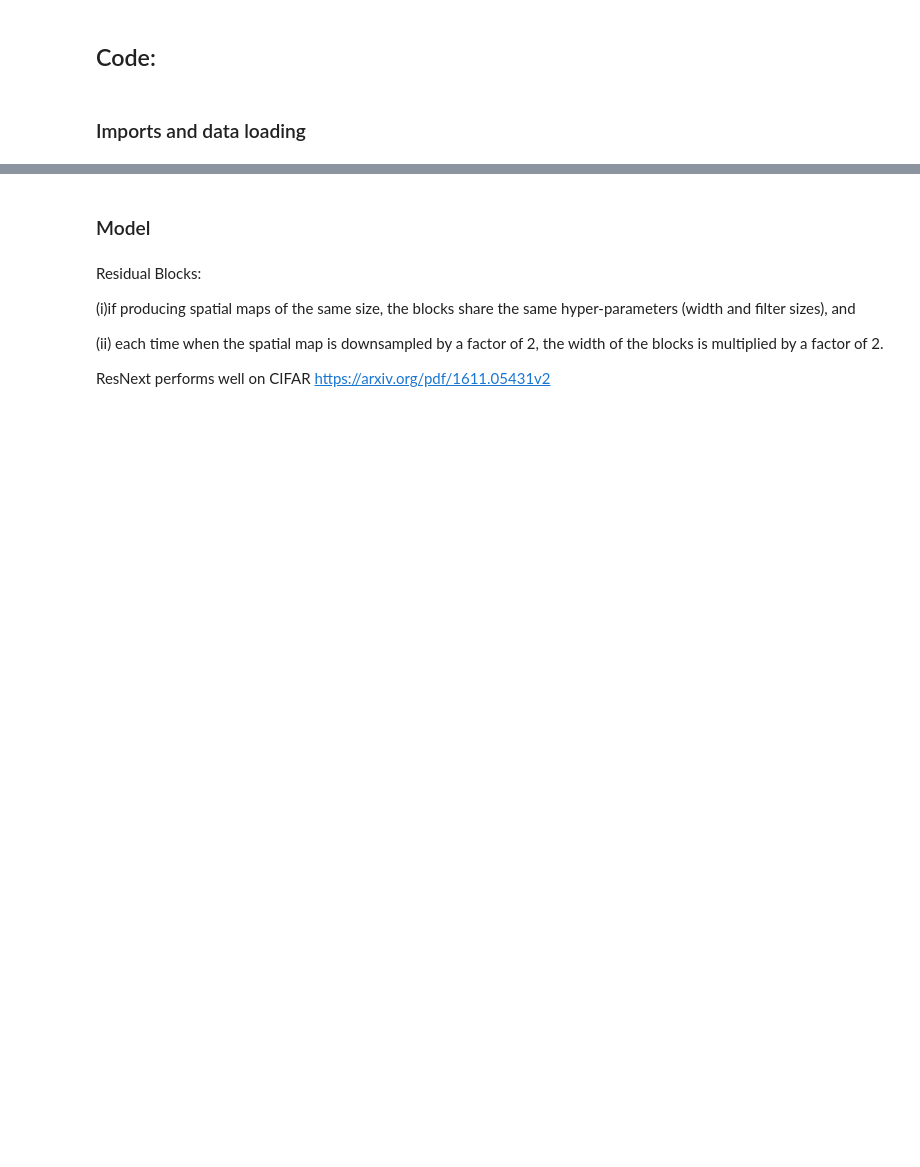
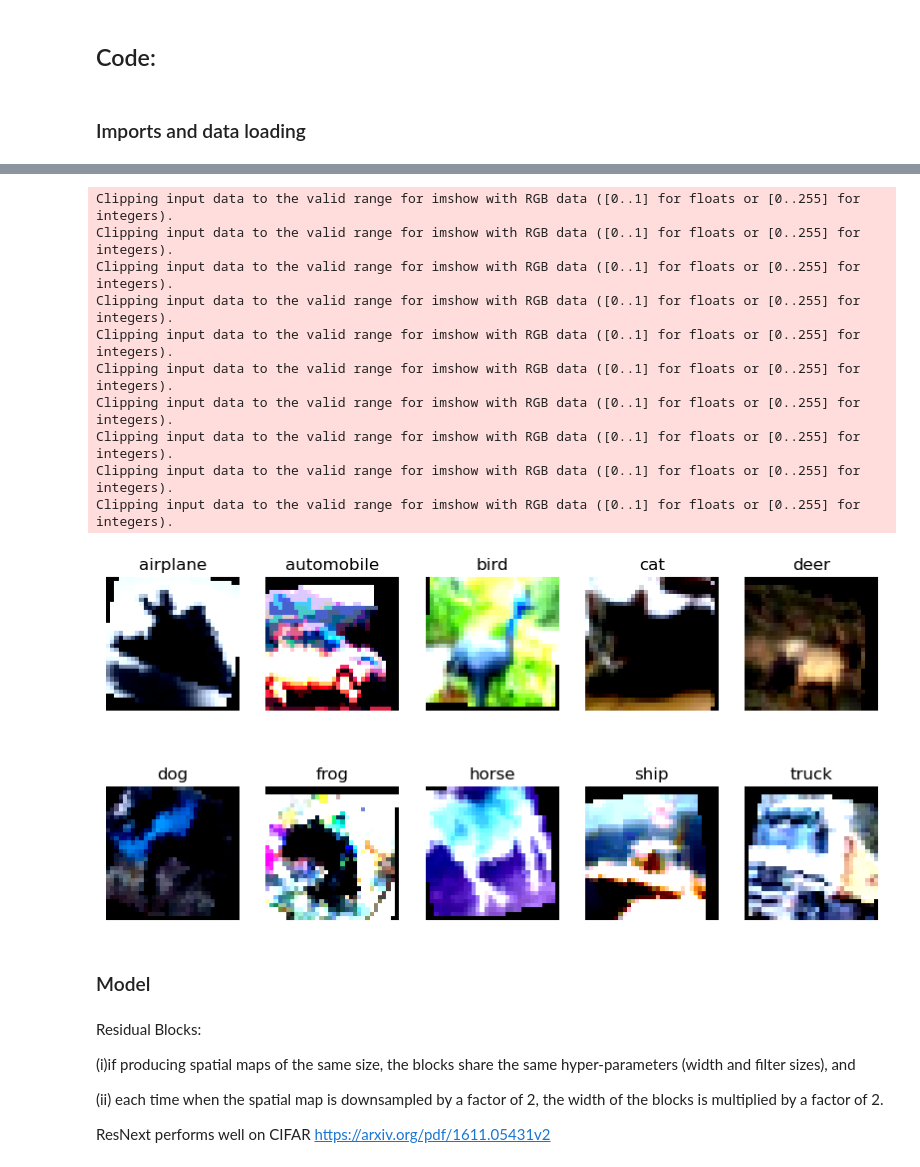
Before and after one commit to SAutum/ai-ds, a Jupyter notebook: dl/hongli/2024/Week09_CIFAR10_challenge/Exercise09_CIFAR10_challenge.ipynb, the cells around one changed output, grey strips where cells are left out. Cells and saved outputs as stored; diff of their text form; code cells hidden in the pictures; blank space fills up the shorter version.

```diff
--- a/dl/hongli/2024/Week09_CIFAR10_challenge/Exercise09_CIFAR10_challenge.ipynb
+++ b/dl/hongli/2024/Week09_CIFAR10_challenge/Exercise09_CIFAR10_challenge.ipynb
@@ -131,3 +160,32 @@ Files already downloaded and verified
+# %%
+# get one image from each class
+images = []
+for i in range(10):
+    for image, label in trainset:
+        if label == i:
+            images.append(image)
+            break
+
+# plot the images
+fig, axs = plt.subplots(2, 5, figsize=(10, 5))
+for i in range(10):
+    ax = axs[i//5, i%5]
+    ax.imshow(images[i].permute(1, 2, 0).numpy() / 2 + 0.5)
+    ax.set_title(classes[i])
+    ax.axis('off')
+plt.show()
+# %% [output]
+Clipping input data to the valid range for imshow with RGB data ([0..1] for floats or [0..255] for integers).
+Clipping input data to the valid range for imshow with RGB data ([0..1] for floats or [0..255] for integers).
+Clipping input data to the valid range for imshow with RGB data ([0..1] for floats or [0..255] for integers).
+Clipping input data to the valid range for imshow with RGB data ([0..1] for floats or [0..255] for integers).
+Clipping input data to the valid range for imshow with RGB data ([0..1] for floats or [0..255] for integers).
+Clipping input data to the valid range for imshow with RGB data ([0..1] for floats or [0..255] for integers).
+Clipping input data to the valid range for imshow with RGB data ([0..1] for floats or [0..255] for integers).
+Clipping input data to the valid range for imshow with RGB data ([0..1] for floats or [0..255] for integers).
+Clipping input data to the valid range for imshow with RGB data ([0..1] for floats or [0..255] for integers).
+Clipping input data to the valid range for imshow with RGB data ([0..1] for floats or [0..255] for integers).
+[figure, added]
 # %% [markdown]
 ### Model
 # %% [markdown]
```
Also changed, not shown: parts of 12 cells of this notebook, 1 other file.
